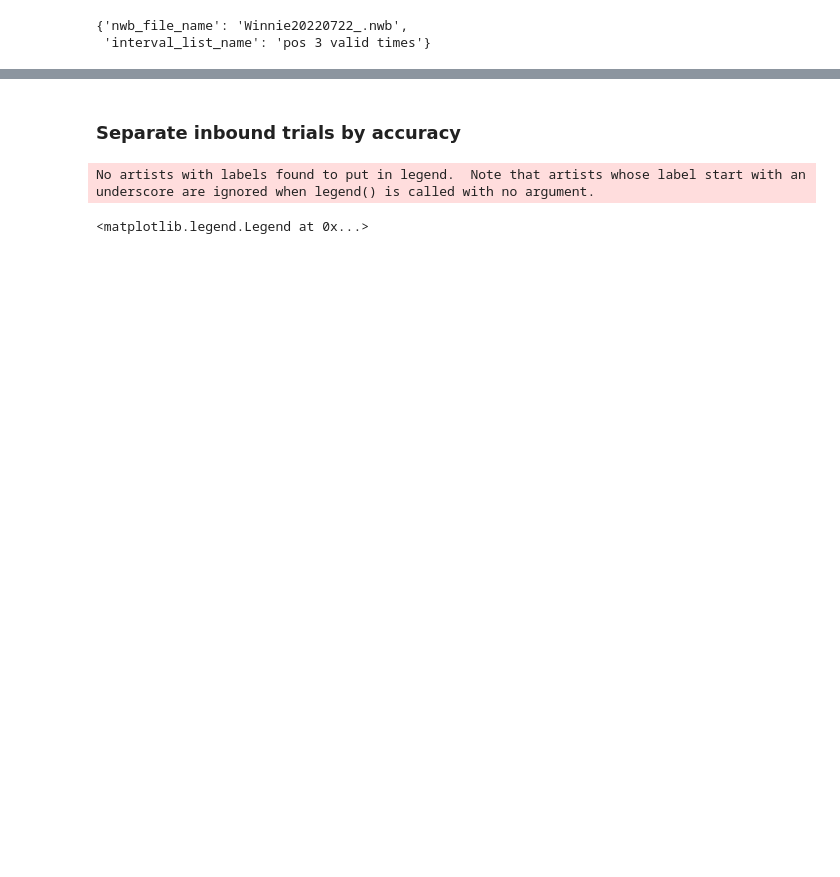
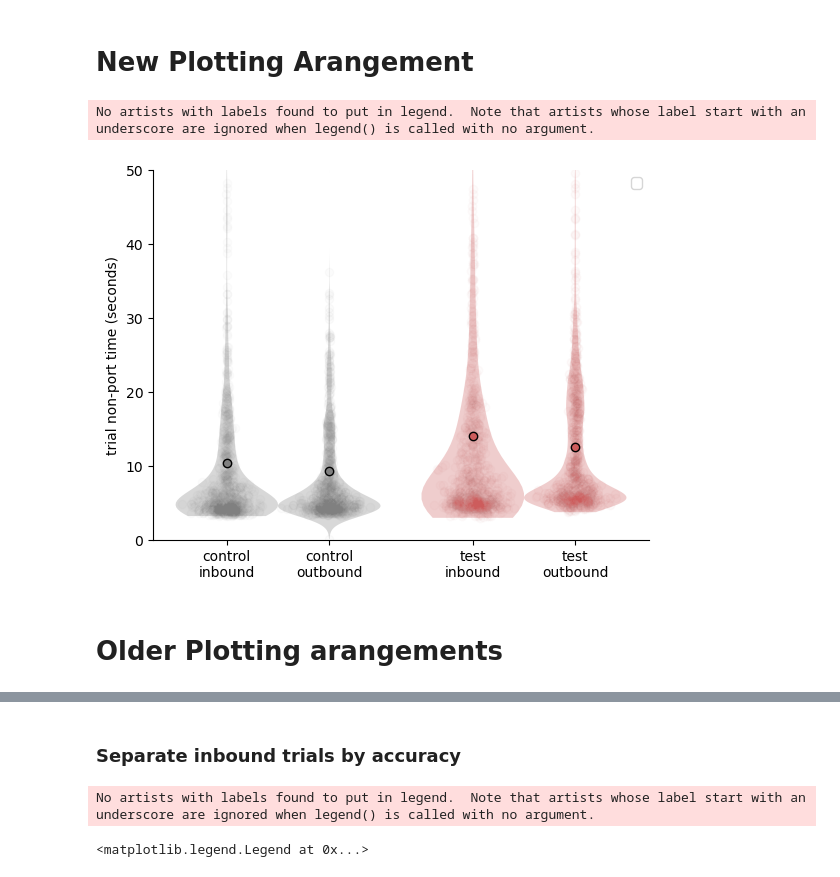
Before and after one commit to LorenFrankLab/ms_stim_analysis, a Jupyter notebook: Position/trial_durations.ipynb, the cells around one changed output, grey strips where cells are left out. Cells and saved outputs as stored; diff of their text form; code cells hidden in the pictures; blank space fills up the shorter version.

```diff
--- a/Position/trial_durations.ipynb
+++ b/Position/trial_durations.ipynb
@@ -89,7 +151,55 @@ datasets: 58
 datasets: 42
-# %%
-key
-# %% [output]
-{'nwb_file_name': 'Winnie20220722_.nwb',
- 'interval_list_name': 'pos 3 valid times'}
+# %% [markdown]
+# New Plotting Arangement
+# %%
+control_positions = np.array([0, 0.5])
+test_positions = control_positions + 1.2
+
+fig = plt.figure()
+ax = fig.add_subplot(111)
+
+
+control_sets = [
+    trial_durations[inbound_trial & ~transfected_trial & opto_trial],
+    trial_durations[~inbound_trial & ~transfected_trial & opto_trial],
+]
+test_sets = [
+    trial_durations[inbound_trial & transfected_trial & opto_trial],
+    trial_durations[~inbound_trial & transfected_trial & opto_trial],
+]
+from Analysis.utils import violin_scatter
+
+bw = 0.1
+for data, pos in zip(control_sets, control_positions):
+    color = transfection_style["control"]
+    violin_scatter(data, pos=pos, color=color, ax=ax, bw_method=bw)
+    plt.scatter(pos, np.mean(data), color=color, edgecolors="k", lw=1)
+for data, pos in zip(test_sets, test_positions):
+    color = transfection_style["transfected"]
+    violin_scatter(data, pos=pos, color=color, ax=ax, bw_method=bw)
+    plt.scatter(pos, np.mean(data), color=color, edgecolors="k", lw=1)
+
+
+plt.xticks(
+    control_positions.tolist() + test_positions.tolist(),
+    labels=[
+        "control\ninbound",
+        "control\noutbound",
+        "test\ninbound",
+        "test\noutbound",
+    ],
+)
+plt.ylabel("trial non-port time (seconds)")
+plt.ylim(0, 50)
+plt.legend()
+ax.spines[["top", "right"]].set_visible(False)
+plt.rcParams["svg.fonttype"] = "none"
+fig.savefig(
+    "/home/sambray/Documents/MS_analysis_samsplaying/Figures_20241201/trial_duration.svg"
+)
+# %% [output]
+No artists with labels found to put in legend.  Note that artists whose label start with an underscore are ignored when legend() is called with no argument.
+[figure, added]
+# %% [markdown]
+# Older Plotting arangements
 # %%
```
Also changed, not shown: parts of 12 cells of this notebook.
